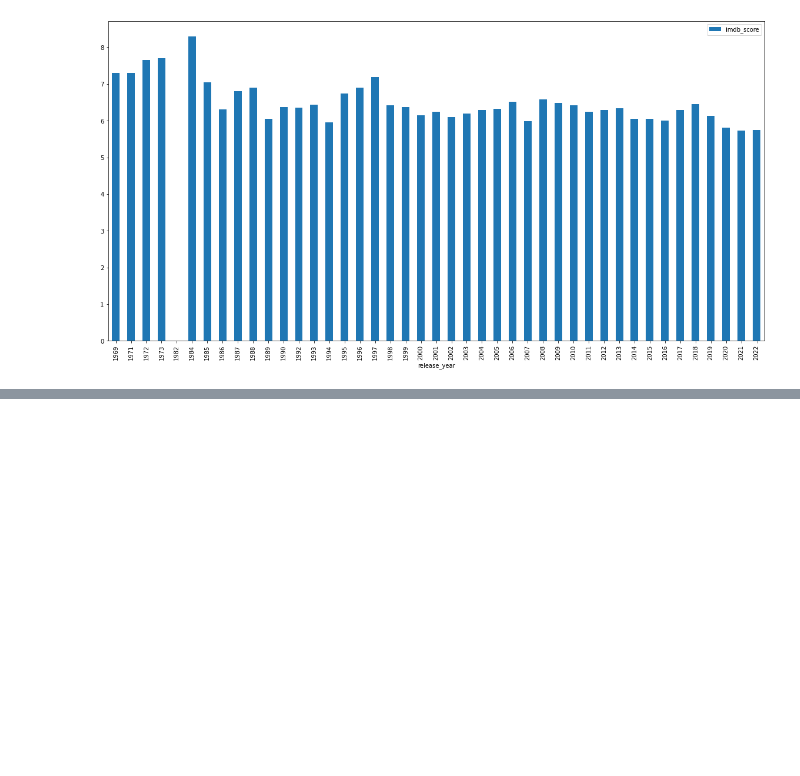
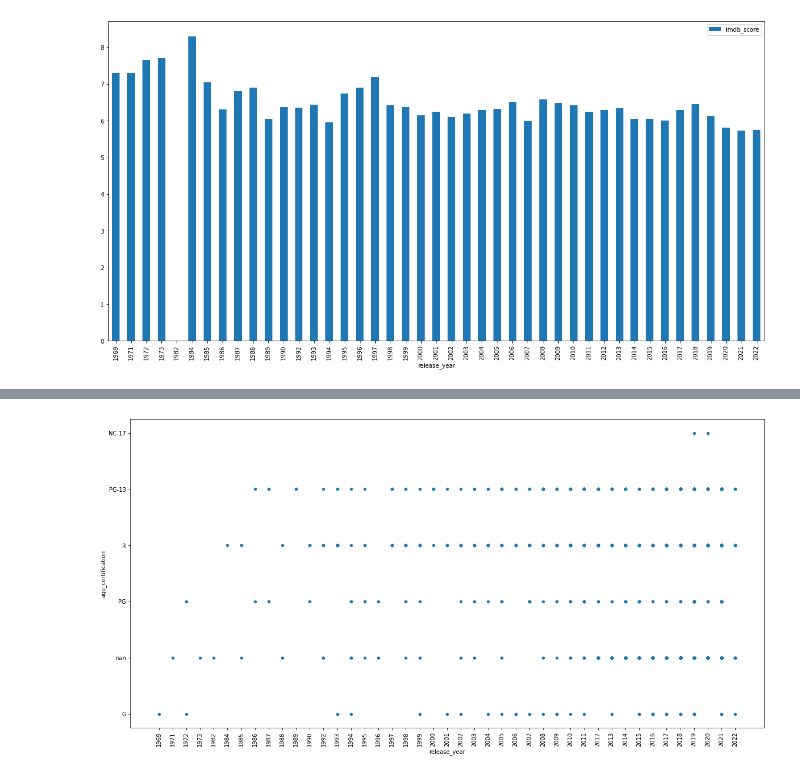
Before and after one commit to wbb-67/Hulu-Movies-and-TV-Data, a Jupyter notebook: Hulu Movie & TV Data Trends.ipynb, the cells around one changed output, grey strips where cells are left out. Drawn from its saved outputs; the diff is of its cells as text; code cells hidden in the pictures; blank space fills up the shorter version.

```diff
--- a/Hulu Movie & TV Data Trends.ipynb
+++ b/Hulu Movie & TV Data Trends.ipynb
@@ -83,0 +92,4 @@ plot_count = hulu_relyear_avgrating.plot.bar(x='release_year', y='imdb_score', f
+# %%
+hulu_age_cert = df.loc[df['type'] == 'MOVIE'].astype(str)
+hulu_age_cert.sort_values('release_year',ascending=True, inplace=True)
+hulu_age_cert.head()
@@ -83,0 +103,4 @@ plot_count = hulu_relyear_avgrating.plot.bar(x='release_year', y='imdb_score', f
+# %%
+plot_age_cert = hulu_age_cert.plot.scatter(x='release_year', y='age_certification', figsize=(20, 10), rot=90)
+# %% [output]
+[figure, added]
```
Also changed, not shown: parts of 6 cells of this notebook.
